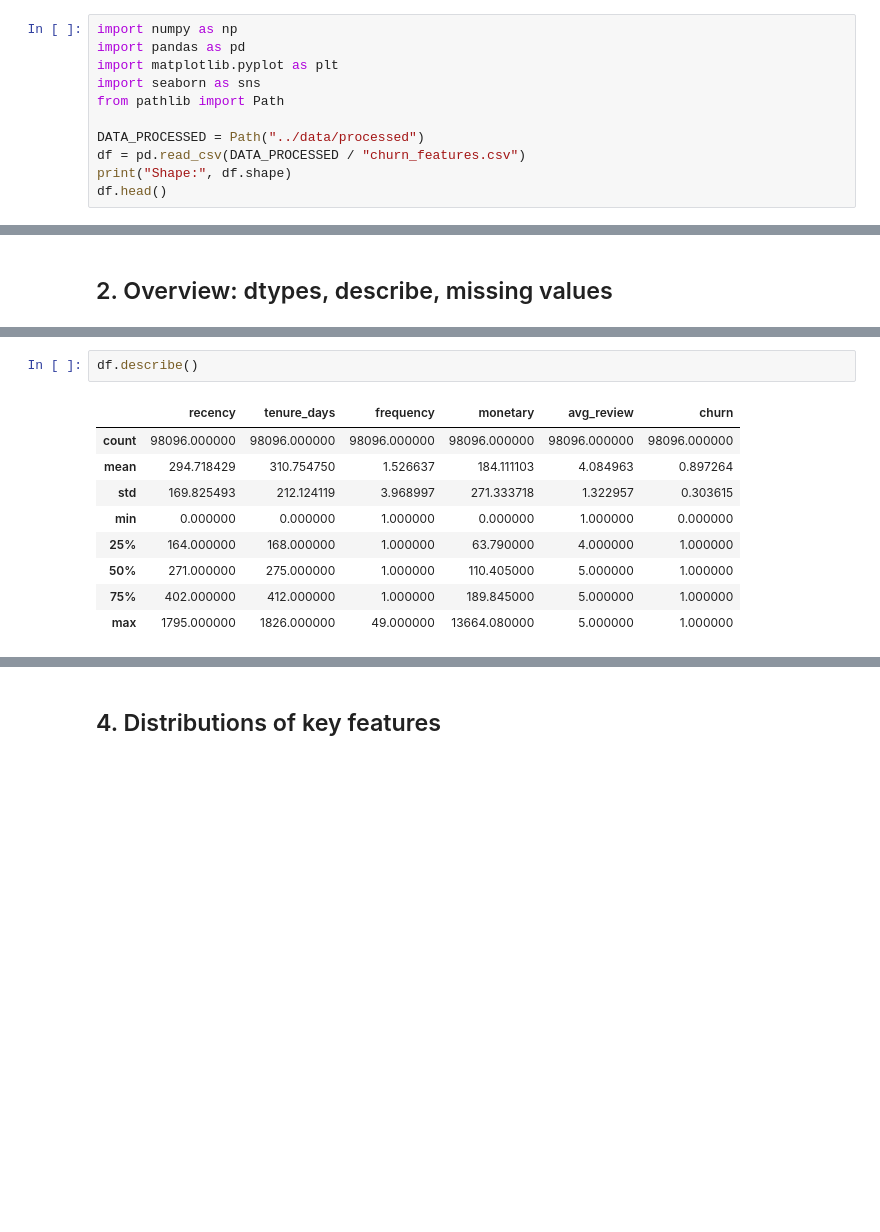
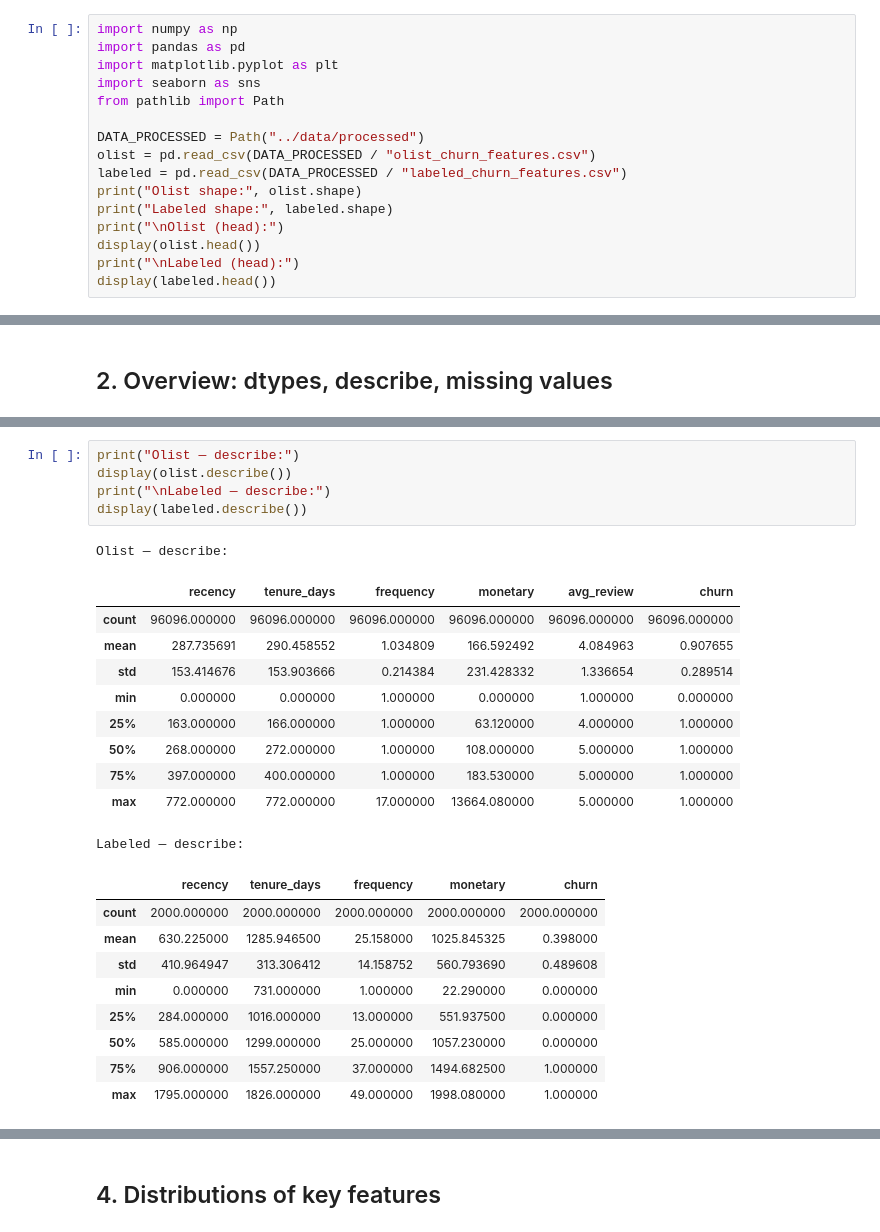
Before and after one commit to mapersiani/ece143-final-project, a Jupyter notebook: notebooks/01_eda.ipynb, the cells around one changed output, grey strips where cells are left out. Drawn from its saved outputs; the diff is of its cells as text; blank space fills up the shorter version.

```diff
--- a/notebooks/01_eda.ipynb
+++ b/notebooks/01_eda.ipynb
@@ -17,7 +17,12 @@ import seaborn as sns
 from pathlib import Path
 
 DATA_PROCESSED = Path("../data/processed")
-df = pd.read_csv(DATA_PROCESSED / "churn_features.csv")
-print("Shape:", df.shape)
-df.head()
+olist = pd.read_csv(DATA_PROCESSED / "olist_churn_features.csv")
+labeled = pd.read_csv(DATA_PROCESSED / "labeled_churn_features.csv")
+print("Olist shape:", olist.shape)
+print("Labeled shape:", labeled.shape)
+print("\nOlist (head):")
+display(olist.head())
+print("\nLabeled (head):")
+display(labeled.head())
 # %% [output]
@@ -45,13 +74,27 @@ dtype: object
 # %%
-df.describe()
+print("Olist — describe:")
+display(olist.describe())
+print("\nLabeled — describe:")
+display(labeled.describe())
 # %% [output]
+Olist — describe:
 |  | recency | tenure_days | frequency | monetary | avg_review | churn |
-| count | 98096.000000 | 98096.000000 | 98096.000000 | 98096.000000 | 98096.000000 | 98096.000000 |
-| mean | 294.718429 | 310.754750 | 1.526637 | 184.111103 | 4.084963 | 0.897264 |
-| std | 169.825493 | 212.124119 | 3.968997 | 271.333718 | 1.322957 | 0.303615 |
+| count | 96096.000000 | 96096.000000 | 96096.000000 | 96096.000000 | 96096.000000 | 96096.000000 |
+| mean | 287.735691 | 290.458552 | 1.034809 | 166.592492 | 4.084963 | 0.907655 |
+| std | 153.414676 | 153.903666 | 0.214384 | 231.428332 | 1.336654 | 0.289514 |
 | min | 0.000000 | 0.000000 | 1.000000 | 0.000000 | 1.000000 | 0.000000 |
-| 25% | 164.000000 | 168.000000 | 1.000000 | 63.790000 | 4.000000 | 1.000000 |
-| 50% | 271.000000 | 275.000000 | 1.000000 | 110.405000 | 5.000000 | 1.000000 |
-| 75% | 402.000000 | 412.000000 | 1.000000 | 189.845000 | 5.000000 | 1.000000 |
-| max | 1795.000000 | 1826.000000 | 49.000000 | 13664.080000 | 5.000000 | 1.000000 |
+| 25% | 163.000000 | 166.000000 | 1.000000 | 63.120000 | 4.000000 | 1.000000 |
+| 50% | 268.000000 | 272.000000 | 1.000000 | 108.000000 | 5.000000 | 1.000000 |
+| 75% | 397.000000 | 400.000000 | 1.000000 | 183.530000 | 5.000000 | 1.000000 |
+| max | 772.000000 | 772.000000 | 17.000000 | 13664.080000 | 5.000000 | 1.000000 |
+Labeled — describe:
+|  | recency | tenure_days | frequency | monetary | churn |
+| count | 2000.000000 | 2000.000000 | 2000.000000 | 2000.000000 | 2000.000000 |
+| mean | 630.225000 | 1285.946500 | 25.158000 | 1025.845325 | 0.398000 |
+| std | 410.964947 | 313.306412 | 14.158752 | 560.793690 | 0.489608 |
+| min | 0.000000 | 731.000000 | 1.000000 | 22.290000 | 0.000000 |
+| 25% | 284.000000 | 1016.000000 | 13.000000 | 551.937500 | 0.000000 |
+| 50% | 585.000000 | 1299.000000 | 25.000000 | 1057.230000 | 0.000000 |
+| 75% | 906.000000 | 1557.250000 | 37.000000 | 1494.682500 | 1.000000 |
+| max | 1795.000000 | 1826.000000 | 49.000000 | 1998.080000 | 1.000000 |
 # %%
```
Also changed, not shown: parts of 11 cells of this notebook.
